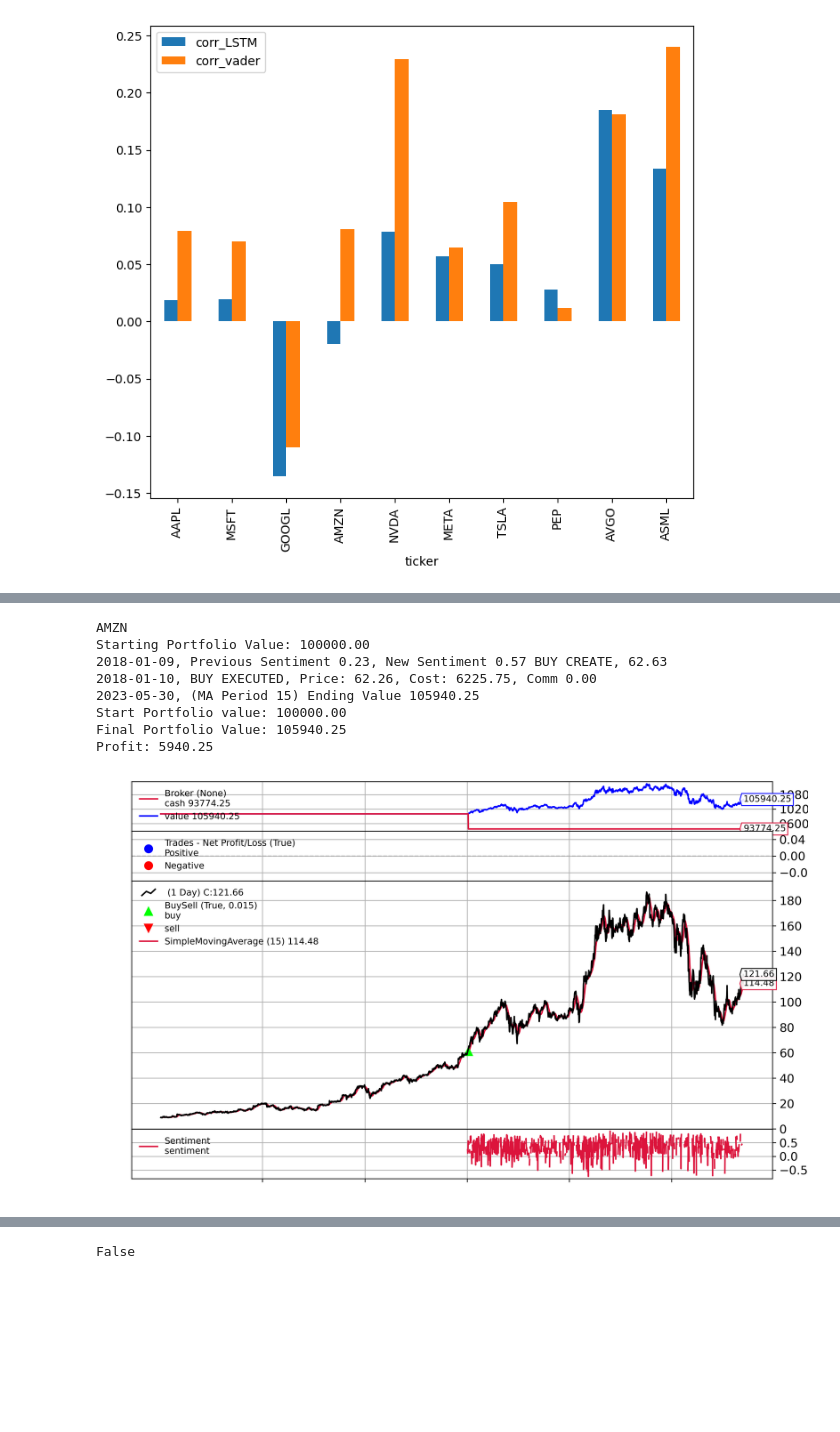
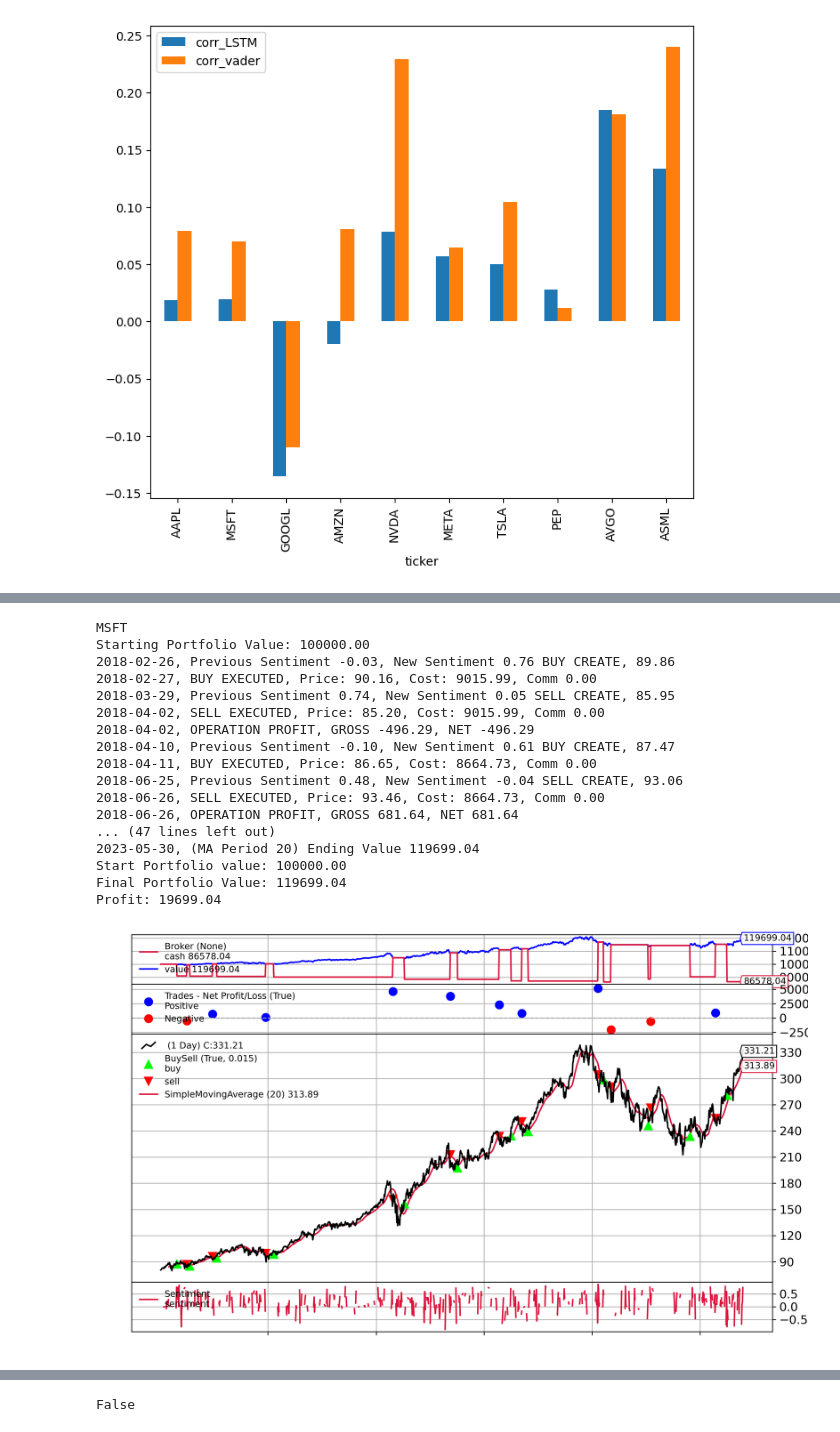
Before and after one commit to fedor44/Sentiment_for_Stock_Investment_Strategy, a Jupyter notebook: Untitled48.ipynb, the cells around one changed output, grey strips where cells are left out. Drawn from its saved outputs; the diff is of its cells as text; code cells hidden in the pictures; blank space fills up the shorter version.

```diff
--- a/Untitled48.ipynb
+++ b/Untitled48.ipynb
@@ -600,10 +603,11 @@ class Sentiment(bt.Indicator):
 # 거래 전략 구현 클래스
 class Strategy(bt.Strategy):
   # 이동 평균 기간과 로그 사용 여부 변수
-  params = (('period', 15), ('printlog', True), )
+  params = (('period', 20), ('printlog', True), )
 
   # 로그 함수
   def log(self, txt, dt = None, doprint = False):
+    ''' Logging function for this strategy'''
     if self.params.printlog or doprint:
       dt = dt or self.datas[0].datetime.date(0)
       print('%s, %s' % (dt.isoformat(), txt))
@@ -618,7 +622,7 @@ class Strategy(bt.Strategy):
     self.order = None
     self.buyprice = None
     self.buycomm = None
-    # 이동 평균 사용(15일 기준)
+    # 이동 평균 사용(20일 기준)
     # Add a MovingAverageSimple indicator
     self.sma = bt.indicators.SimpleMovingAverage(self.datas[0], period=self.params.period)
     self.date = self.data.datetime
@@ -660,11 +664,11 @@ class Strategy(bt.Strategy):
 
   # 거래의 상태 변화 처리
   def notify_trade(self, trade):
-        if not trade.isclosed:
-            return
+    if not trade.isclosed:
+      return
 
-        self.log('OPERATION PROFIT, GROSS %.2f, NET %.2f' %
-                 (trade.pnl, trade.pnlcomm))
+    self.log('OPERATION PROFIT, GROSS %.2f, NET %.2f' %
+              (trade.pnl, trade.pnlcomm))
 
   # 메인 전략 함수
   ### Main Strat ###
@@ -681,22 +685,21 @@ class Strategy(bt.Strategy):
     # 로드된 감정지수(prev_sentiment)가 있다면 조건에 맞추어 매수 및 매도 주문을 생성
     if not self.position and prev_sentiment:
       # 현재 종가(dataclose)가 단순 이동평균(sma)보다 크고, 감정지수의 변화량이 0.5 이상이면 매수 주문 생성
-      if self.dataclose[0] > self.sma[0] and self.sentiment - prev_sentiment >= 0.2:
+      if self.dataclose[0] > self.sma[0] and self.sentiment - prev_sentiment >= 0.5:
         self.log('Previous Sentiment %.2f, New Sentiment %.2f BUY CREATE, %.2f' %
          (prev_sentiment, self.sentiment, self.dataclose[0]))
         self.order = self.buy()
 
-      elif prev_sentiment:
-        # 현재 종가(dataclose)가 단순 이동평균(sma)보다 작고, 감정지수의 변화량이 -0.5 이하이면 매도 주문 생성
-        if self.dataclose[0] < self.sma[0] and self.sentiment - prev_sentiment <= 0:
-          self.log('Previous Sentiment %.2f, New Sentiment %.2f SELL CREATE, %.2f' %
-           (prev_sentiment, self.sentiment, self.dataclose[0]))
-          self.order = self.sell()
+    elif prev_sentiment:
+      # 현재 종가(dataclose)가 단순 이동평균(sma)보다 작고, 감정지수의 변화량이 -0.5 이하이면 매도 주문 생성
+      if self.dataclose[0] < self.sma[0] and self.sentiment - prev_sentiment <= -0.5:
+        self.log('Previous Sentiment %.2f, New Sentiment %.2f SELL CREATE, %.2f' %
+                 (prev_sentiment, self.sentiment, self.dataclose[0]))
+        self.order = self.sell()
 
   # 전략 실행이 종료될 때 호출
   # 현재 포트폴리오의 최종 가치 출력
   def stop(self):
-        self.log('(MA Period %2d) Ending Value %.2f' %
-         (self.params.period, self.broker.getvalue()), doprint=True)
+    self.log('(MA Period %2d) Ending Value %.2f' % (self.params.period, self.broker.getvalue()), doprint=True)
 # %%
 import yfinance as yf
@@ -733,28 +737,37 @@ def run_strategy(ticker, start, end):
 # %%
 import pandas as pd
 from IPython.display import Image
 
 # 감정 지표가 추가된 데이터 구글 드라이브에 저장
 df_finalData = pd.read_csv('/content/drive/MyDrive/DeepNeuralNetwork/finalData.csv')
 
 # 감정 지표를 이용해 특정 주식에 대한 전략 실행
-ticker = 'AMZN'
+ticker = 'MSFT'
 date_sentiment = df_finalData[df_finalData['ticker'].isin([ticker])]
 date_sentiment = date_sentiment[['date','sentiment_vader']]
 date_sentiment['date'] = pd.to_datetime(date_sentiment['date'], format='%Y-%m-%d').dt.date
 date_sentiment = date_sentiment.set_index('date')['sentiment_vader']
 date_sentiment = date_sentiment.to_dict()
 
-run_strategy(ticker, start = '2012-01-01', end = '2023-05-31')
+run_strategy(ticker, start = '2018-01-01', end = '2023-05-31')
 
 Image(open('chartResult.png', 'rb').read())
 # %% [output]
-AMZN
+MSFT
 Starting Portfolio Value: 100000.00
-2018-01-09, Previous Sentiment 0.23, New Sentiment 0.57 BUY CREATE, 62.63
-2018-01-10, BUY EXECUTED, Price: 62.26, Cost: 6225.75, Comm 0.00
-2023-05-30, (MA Period 15) Ending Value 105940.25
+2018-02-26, Previous Sentiment -0.03, New Sentiment 0.76 BUY CREATE, 89.86
+2018-02-27, BUY EXECUTED, Price: 90.16, Cost: 9015.99, Comm 0.00
+2018-03-29, Previous Sentiment 0.74, New Sentiment 0.05 SELL CREATE, 85.95
+2018-04-02, SELL EXECUTED, Price: 85.20, Cost: 9015.99, Comm 0.00
+2018-04-02, OPERATION PROFIT, GROSS -496.29, NET -496.29
+2018-04-10, Previous Sentiment -0.10, New Sentiment 0.61 BUY CREATE, 87.47
+2018-04-11, BUY EXECUTED, Price: 86.65, Cost: 8664.73, Comm 0.00
+2018-06-25, Previous Sentiment 0.48, New Sentiment -0.04 SELL CREATE, 93.06
+2018-06-26, SELL EXECUTED, Price: 93.46, Cost: 8664.73, Comm 0.00
+2018-06-26, OPERATION PROFIT, GROSS 681.64, NET 681.64
+... (47 lines left out)
+2023-05-30, (MA Period 20) Ending Value 119699.04
 Start Portfolio value: 100000.00
-Final Portfolio Value: 105940.25
-Profit: 5940.25
+Final Portfolio Value: 119699.04
+Profit: 19699.04
-[figure, old version]
+[figure, new version]
```
Also changed, not shown: parts of 4 cells of this notebook.
